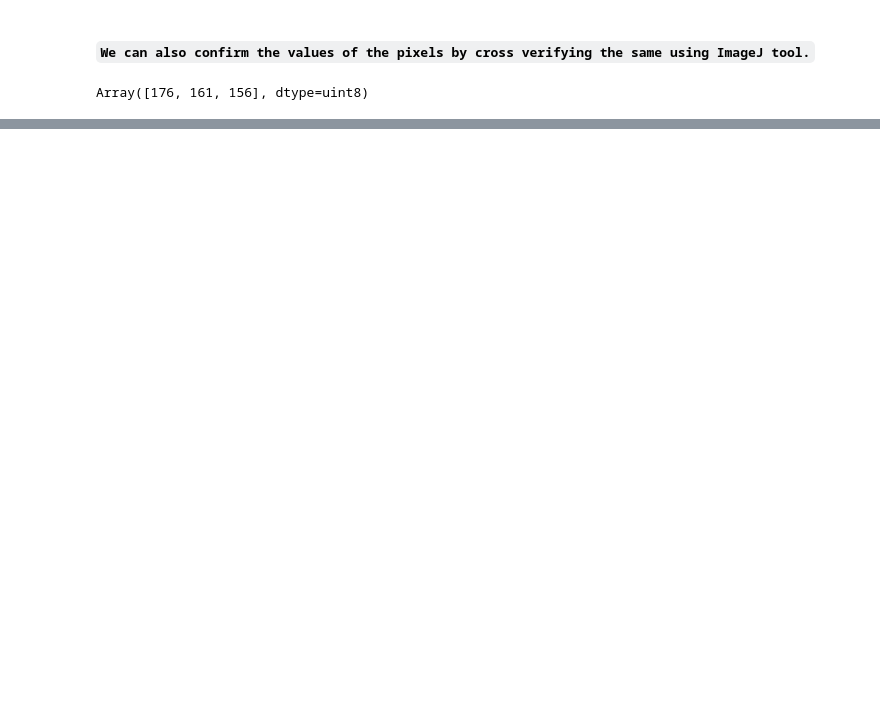
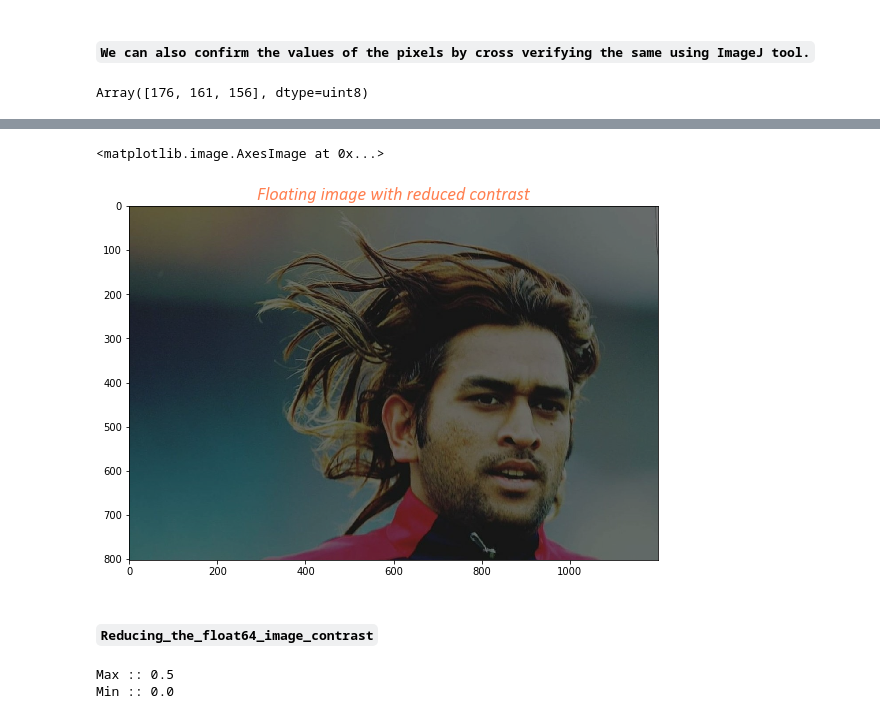
Before and after one commit to raj-shr-git/Image_processing, a Jupyter notebook: Image_Processing.ipynb, the cells around one changed output, grey strips where cells are left out. Cells and saved outputs as stored; diff of their text form; code cells hidden in the pictures; blank space fills up the shorter version.

```diff
--- a/Image_Processing.ipynb
+++ b/Image_Processing.ipynb
@@ -293,0 +255,16 @@ s01_data.affine
+# %%
+plt.figure(figsize=(8,8))
+plt.title('Floating image with reduced contrast',fontdict={'size':18,'family':'calibri','color':'coral','style':'italic'})
+io.imshow(fav_dhoni_image_flt_cntrst_red)
+# %% [output]
+<matplotlib.image.AxesImage at 0x...>
+[figure, added]
+# %% [markdown]
+#### **``Reducing_the_float64_image_contrast``**
+# %%
+fav_dhoni_image_flt64_cntrst_red = fav_dhoni_image_flt64*0.5
+
+print('Max ::',fav_dhoni_image_flt64_cntrst_red.max(),'\nMin ::',fav_dhoni_image_flt64_cntrst_red.min())
+# %% [output]
+Max :: 0.5
+Min :: 0.0
```
Also changed, not shown: parts of 102 cells of this notebook, 12 other files.
